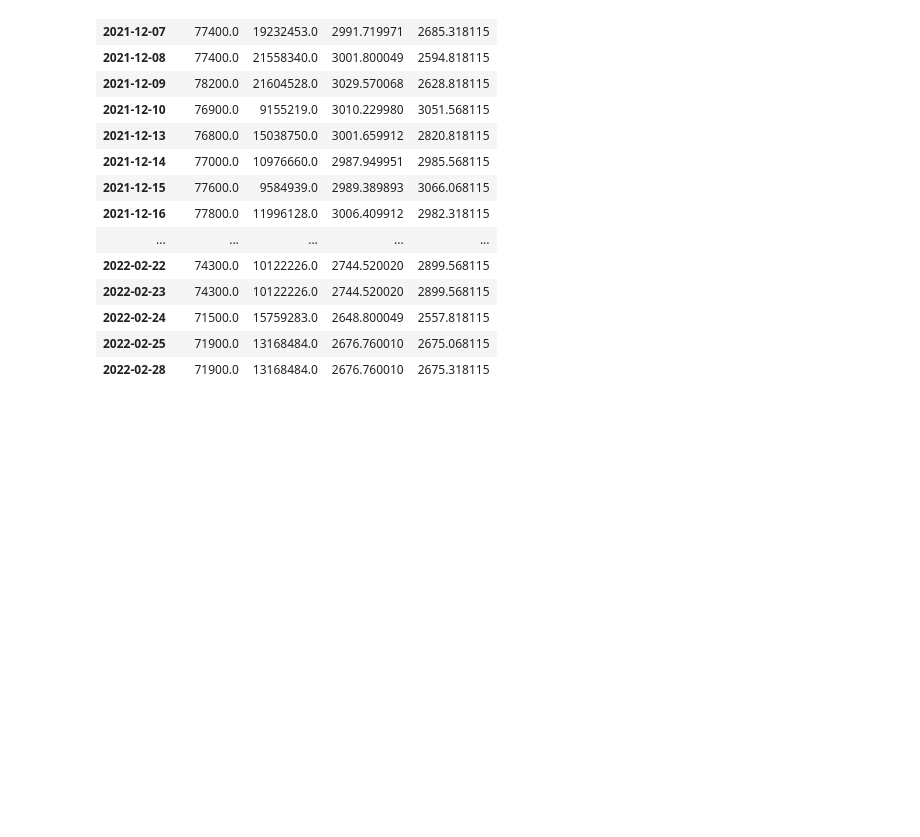
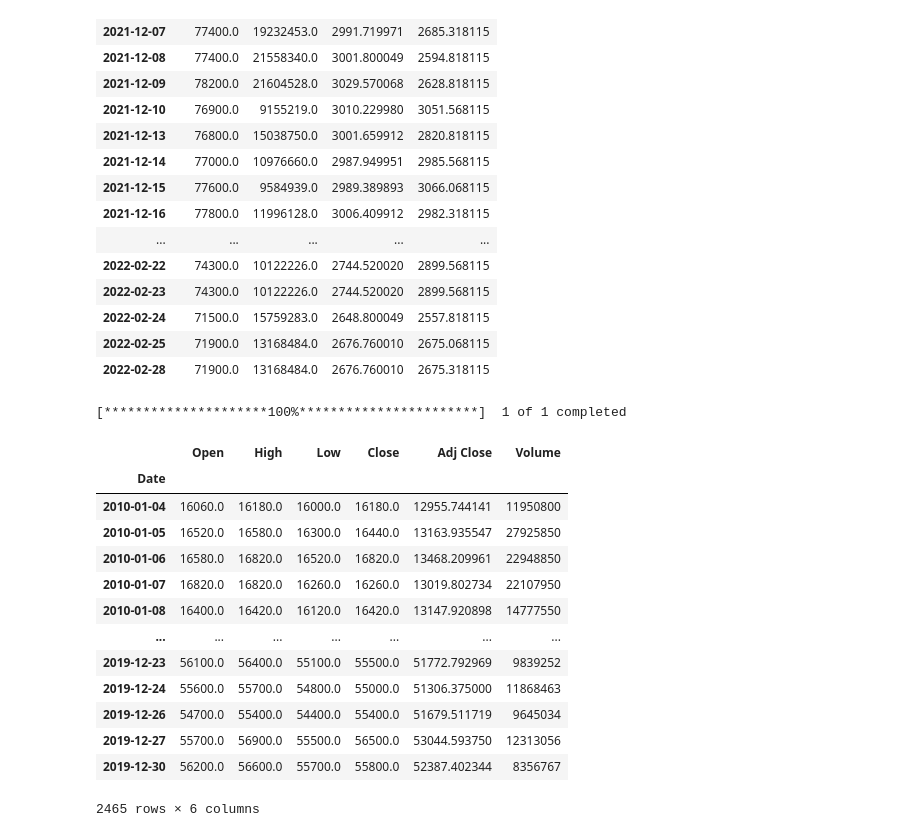
Before and after one commit to freejyb/fin_stats, a Jupyter notebook: tensorflow.ipynb, the cells around one changed output. Saved outputs shown, nothing was run; the diff lists cells and outputs as text; code cells hidden in the pictures; blank space fills up the shorter version.

```diff
--- a/tensorflow.ipynb
+++ b/tensorflow.ipynb
@@ -473,0 +483,20 @@ pred
+# %%
+# 삼성전자 데이터 불러오기
+df = yf.download('005930.KS', '2010-01-01', '2019-12-31')
+df
+# %% [output]
+[*********************100%***********************]  1 of 1 completed
+|  | Open | High | Low | Close | Adj Close | Volume |
+| Date |  |  |  |  |  |  |
+| 2010-01-04 | 16060.0 | 16180.0 | 16000.0 | 16180.0 | 12955.744141 | 11950800 |
+| 2010-01-05 | 16520.0 | 16580.0 | 16300.0 | 16440.0 | 13163.935547 | 27925850 |
+| 2010-01-06 | 16580.0 | 16820.0 | 16520.0 | 16820.0 | 13468.209961 | 22948850 |
+| 2010-01-07 | 16820.0 | 16820.0 | 16260.0 | 16260.0 | 13019.802734 | 22107950 |
+| 2010-01-08 | 16400.0 | 16420.0 | 16120.0 | 16420.0 | 13147.920898 | 14777550 |
+| ... | ... | ... | ... | ... | ... | ... |
+| 2019-12-23 | 56100.0 | 56400.0 | 55100.0 | 55500.0 | 51772.792969 | 9839252 |
+| 2019-12-24 | 55600.0 | 55700.0 | 54800.0 | 55000.0 | 51306.375000 | 11868463 |
+| 2019-12-26 | 54700.0 | 55400.0 | 54400.0 | 55400.0 | 51679.511719 | 9645034 |
+| 2019-12-27 | 55700.0 | 56900.0 | 55500.0 | 56500.0 | 53044.593750 | 12313056 |
+| 2019-12-30 | 56200.0 | 56600.0 | 55700.0 | 55800.0 | 52387.402344 | 8356767 |
+2465 rows × 6 columns
```
Also changed, not shown: parts of 9 cells of this notebook.
